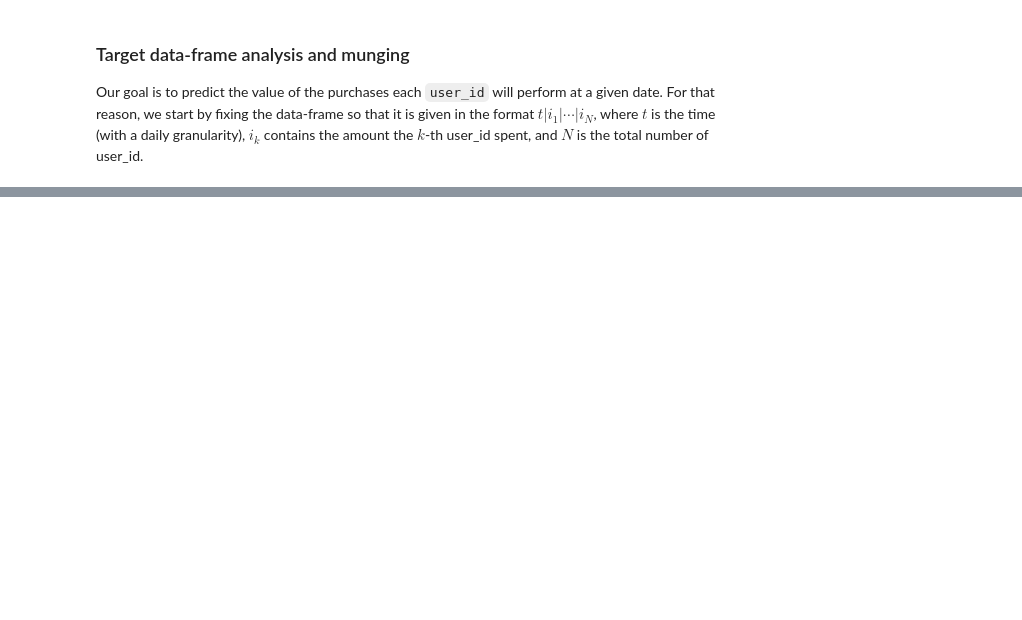
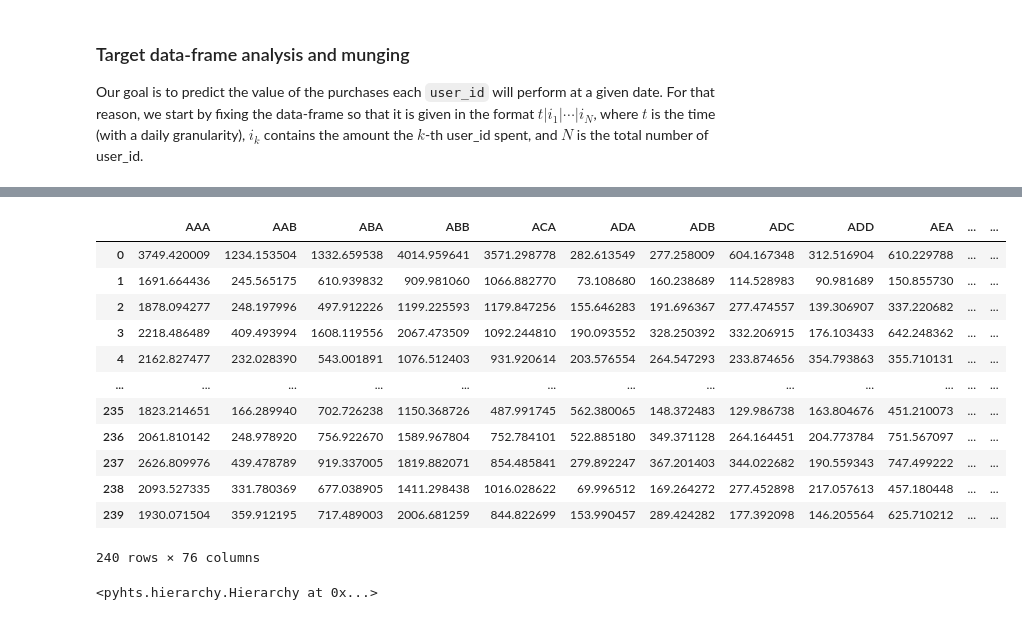
Before and after one commit to guillemsala/by_ratings_assignment, a Jupyter notebook: notebooks/model_selection.ipynb, the cells around one changed output, grey strips where cells are left out. Saved outputs shown, nothing was run; the diff lists cells and outputs as text; code cells hidden in the pictures; blank space fills up the shorter version.

```diff
--- a/notebooks/model_selection.ipynb
+++ b/notebooks/model_selection.ipynb
@@ -192,0 +130,31 @@ KeyboardInterrupt:
+# %%
+from pyhts.dataset import load_tourism
+
+tourism_data = load_tourism()
+train = tourism_data.iloc[:-12, :]
+test = tourism_data.iloc[-12:, :]
+tourism_data
+# %% [output]
+|  | AAA | AAB | ABA | ABB | ACA | ADA | ADB | ADC | ADD | AEA | ... | ... |
+| 0 | 3749.420009 | 1234.153504 | 1332.659538 | 4014.959641 | 3571.298778 | 282.613549 | 277.258009 | 604.167348 | 312.516904 | 610.229788 | ... | ... |
+| 1 | 1691.664436 | 245.565175 | 610.939832 | 909.981060 | 1066.882770 | 73.108680 | 160.238689 | 114.528983 | 90.981689 | 150.855730 | ... | ... |
+| 2 | 1878.094277 | 248.197996 | 497.912226 | 1199.225593 | 1179.847256 | 155.646283 | 191.696367 | 277.474557 | 139.306907 | 337.220682 | ... | ... |
+| 3 | 2218.486489 | 409.493994 | 1608.119556 | 2067.473509 | 1092.244810 | 190.093552 | 328.250392 | 332.206915 | 176.103433 | 642.248362 | ... | ... |
+| 4 | 2162.827477 | 232.028390 | 543.001891 | 1076.512403 | 931.920614 | 203.576554 | 264.547293 | 233.874656 | 354.793863 | 355.710131 | ... | ... |
+| ... | ... | ... | ... | ... | ... | ... | ... | ... | ... | ... | ... | ... |
+| 235 | 1823.214651 | 166.289940 | 702.726238 | 1150.368726 | 487.991745 | 562.380065 | 148.372483 | 129.986738 | 163.804676 | 451.210073 | ... | ... |
+| 236 | 2061.810142 | 248.978920 | 756.922670 | 1589.967804 | 752.784101 | 522.885180 | 349.371128 | 264.164451 | 204.773784 | 751.567097 | ... | ... |
+| 237 | 2626.809976 | 439.478789 | 919.337005 | 1819.882071 | 854.485841 | 279.892247 | 367.201403 | 344.022682 | 190.559343 | 747.499222 | ... | ... |
+| 238 | 2093.527335 | 331.780369 | 677.038905 | 1411.298438 | 1016.028622 | 69.996512 | 169.264272 | 277.452898 | 217.057613 | 457.180448 | ... | ... |
+| 239 | 1930.071504 | 359.912195 | 717.489003 | 2006.681259 | 844.822699 | 153.990457 | 289.424282 | 177.392098 | 146.205564 | 625.710212 | ... | ... |
+240 rows × 76 columns
+# %%
+from pyhts.hierarchy import Hierarchy
+hierarchy = Hierarchy.from_long(
+    df = merged_df.groupby(
+        ['orig_1', 'user_id']
+    ).value.sum().reset_index(),
+    keys = ['orig_1', 'user_id']
+)
+# %% [output]
+<pyhts.hierarchy.Hierarchy at 0x...>
```
Also changed, not shown: parts of 17 cells of this notebook.
